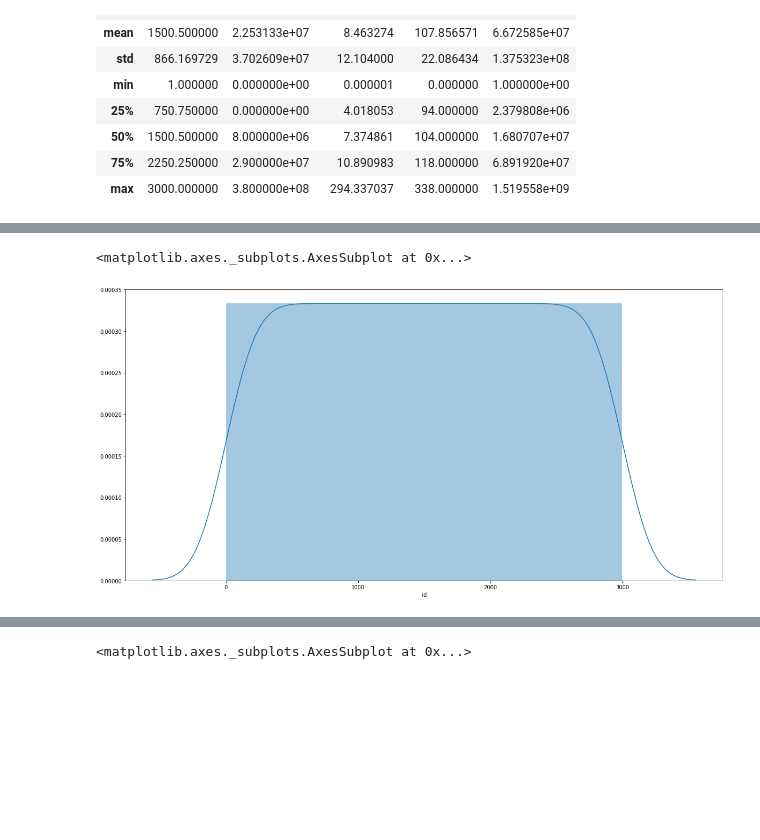
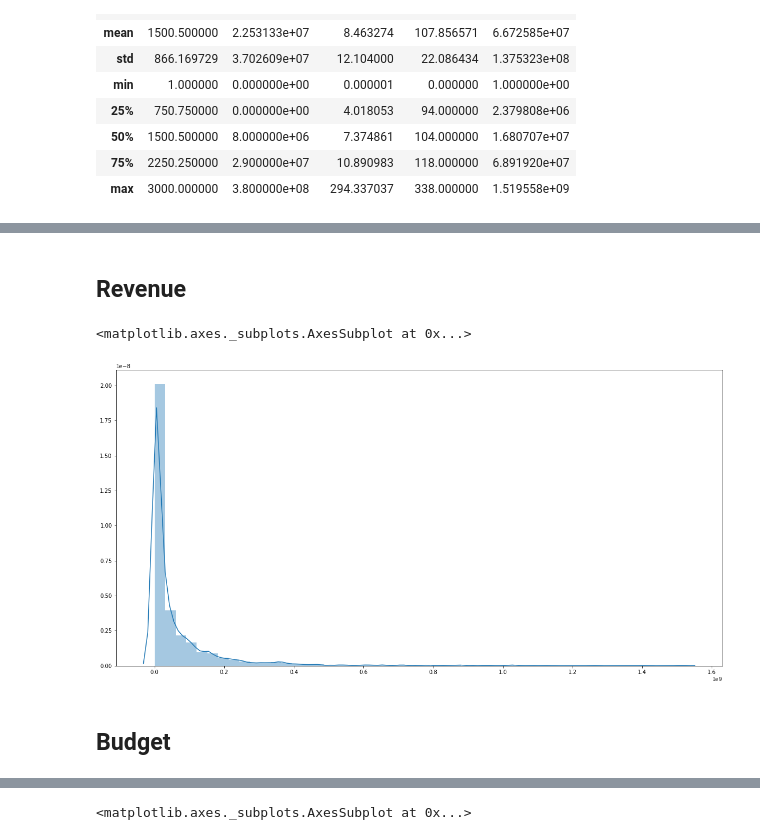
Before and after one commit to Cruzzor/BoxOffice, a Jupyter notebook: exploration_marcel.ipynb, the cells around one changed output, grey strips where cells are left out. Saved outputs shown, nothing was run; the diff lists cells and outputs as text; code cells hidden in the pictures; blank space fills up the shorter version.

```diff
--- a/exploration_marcel.ipynb
+++ b/exploration_marcel.ipynb
@@ -25,7 +111,11 @@ data.describe()
+# %% [markdown]
+## Revenue
 # %%
 plt.figure(figsize=(20,10))
-sns.distplot(data.id)
+sns.distplot(data[['revenue']])
 # %% [output]
 <matplotlib.axes._subplots.AxesSubplot at 0x...>
-[figure, old version]
+[figure, new version]
+# %% [markdown]
+## Budget
 # %%
```
Also changed, not shown: parts of 16 cells of this notebook.
